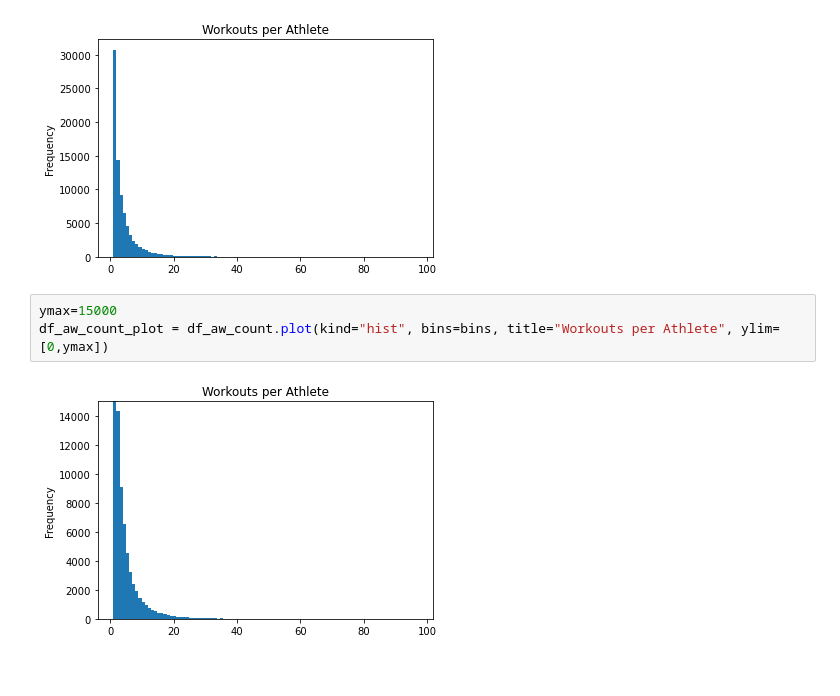
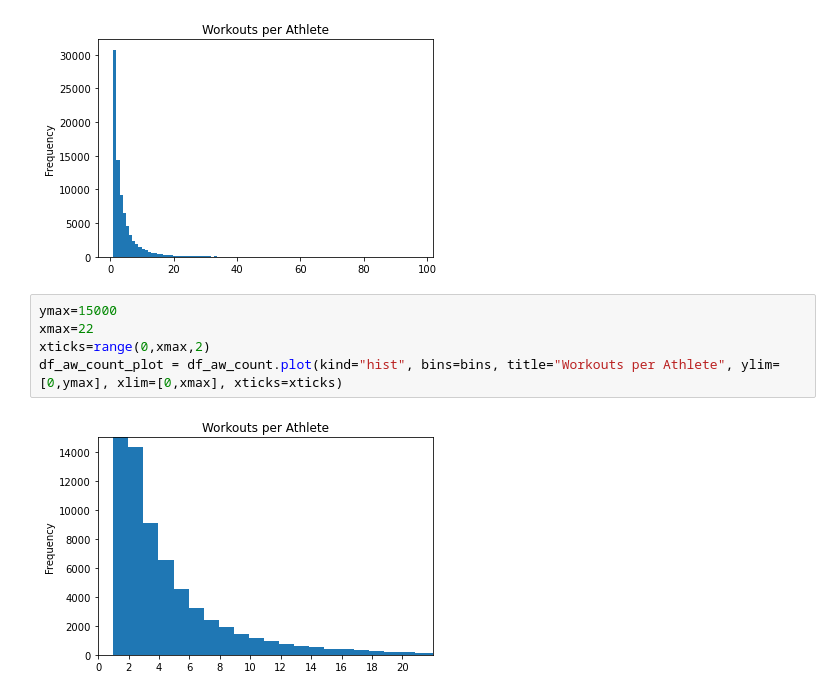
Before and after one commit to adhardy/Concept2-Logbook-Scraper, a Jupyter notebook: analysis.ipynb, the cells around one changed output. Saved outputs shown, nothing was run; the diff lists cells and outputs as text.

Commit message:
improved workouts/athlete plots

```diff
--- a/analysis.ipynb
+++ b/analysis.ipynb
@@ -60,6 +61,8 @@ df_aw_count_plot = df_aw_count.plot(kind="hist", bins=bins, title="Workouts per
 [figure]
 # %%
 ymax=15000
-df_aw_count_plot = df_aw_count.plot(kind="hist", bins=bins, title="Workouts per Athlete", ylim=[0,ymax])
+xmax=22
+xticks=range(0,xmax,2)
+df_aw_count_plot = df_aw_count.plot(kind="hist", bins=bins, title="Workouts per Athlete", ylim=[0,ymax], xlim=[0,xmax], xticks=xticks)
 # %% [output]
-[figure, old version]
+[figure, new version]
```
Also changed, not shown: parts of 1 cell of this notebook.
